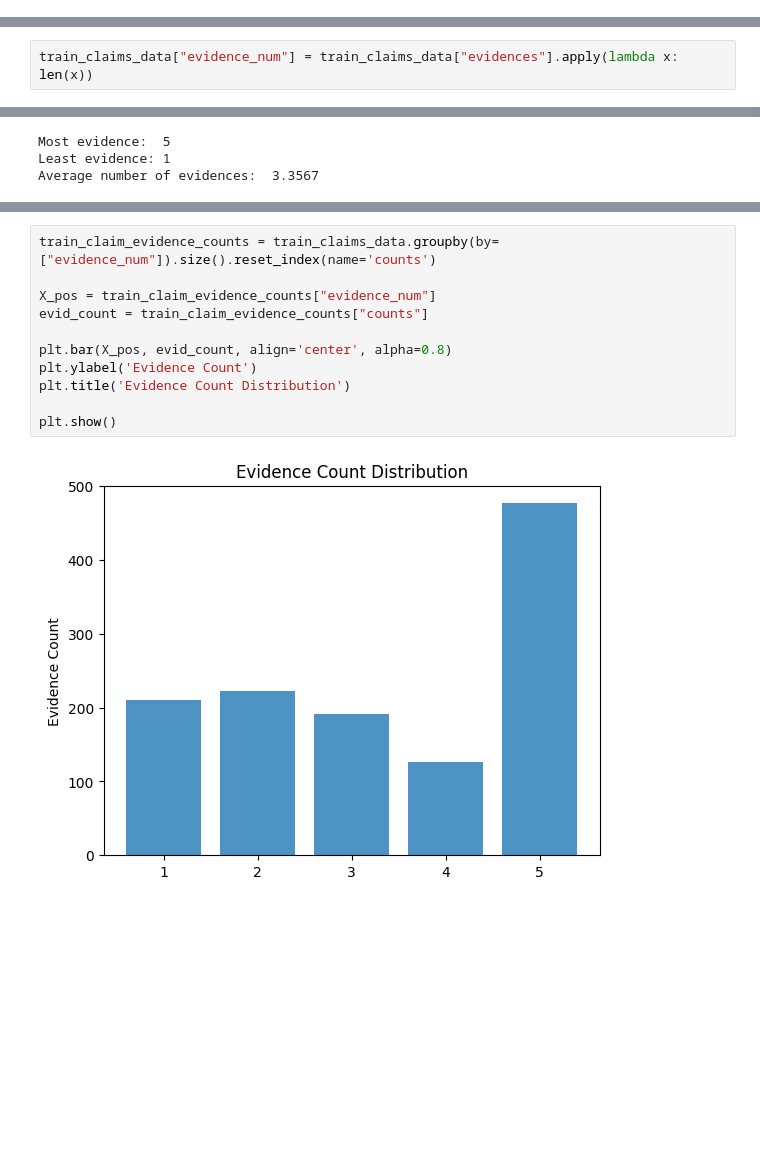
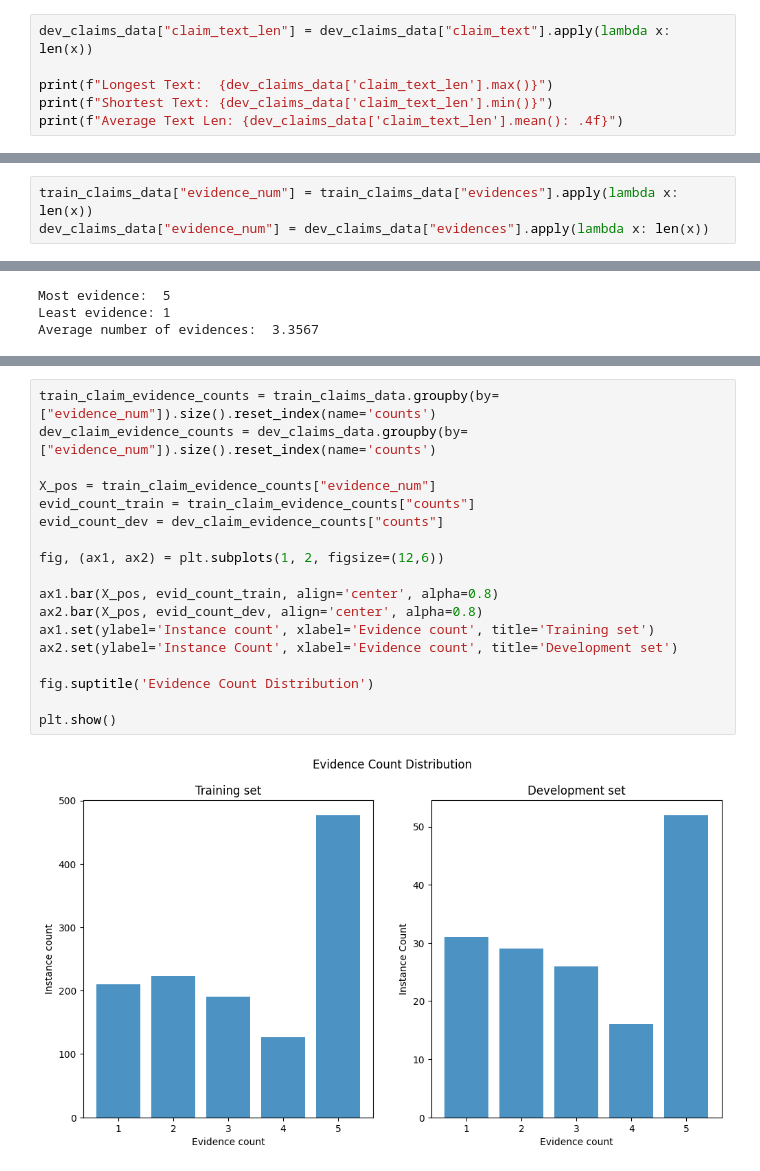
Before and after one commit to yuhsienchiang/fact-check, a Jupyter notebook: data_analysis.ipynb, the cells around one changed output, grey strips where cells are left out. Cells and saved outputs as stored; diff of their text form; blank space fills up the shorter version.

```diff
--- a/data_analysis.ipynb
+++ b/data_analysis.ipynb
@@ -82,0 +126,6 @@ Average Text Len:  122.9552
+# %%
+dev_claims_data["claim_text_len"] = dev_claims_data["claim_text"].apply(lambda x: len(x))
+
+print(f"Longest Text:  {dev_claims_data['claim_text_len'].max()}")
+print(f"Shortest Text: {dev_claims_data['claim_text_len'].min()}")
+print(f"Average Text Len: {dev_claims_data['claim_text_len'].mean(): .4f}")
@@ -97,6 +184,7 @@ plt.show()
 ### Number of Evidence
 # %%
 train_claims_data["evidence_num"] = train_claims_data["evidences"].apply(lambda x: len(x))
+dev_claims_data["evidence_num"] = dev_claims_data["evidences"].apply(lambda x: len(x))
 # %%
 print(f"Most evidence:  {train_claims_data['evidence_num'].max()}")
 print(f"Least evidence: {train_claims_data['evidence_num'].min()}")
@@ -108,13 +204,20 @@ Average number of evidences:  3.3567
 # %%
 train_claim_evidence_counts = train_claims_data.groupby(by=["evidence_num"]).size().reset_index(name='counts')
+dev_claim_evidence_counts = dev_claims_data.groupby(by=["evidence_num"]).size().reset_index(name='counts')
 
 X_pos = train_claim_evidence_counts["evidence_num"]
-evid_count = train_claim_evidence_counts["counts"]
+evid_count_train = train_claim_evidence_counts["counts"]
+evid_count_dev = dev_claim_evidence_counts["counts"]
 
-plt.bar(X_pos, evid_count, align='center', alpha=0.8)
-plt.ylabel('Evidence Count')
-plt.title('Evidence Count Distribution')
+fig, (ax1, ax2) = plt.subplots(1, 2, figsize=(12,6))
+
+ax1.bar(X_pos, evid_count_train, align='center', alpha=0.8)
+ax2.bar(X_pos, evid_count_dev, align='center', alpha=0.8)
+ax1.set(ylabel='Instance count', xlabel='Evidence count', title='Training set')
+ax2.set(ylabel='Instance Count', xlabel='Evidence count', title='Development set')
+
+fig.suptitle('Evidence Count Distribution')
 
 plt.show()
 # %% [output]
-[figure, old version]
+[figure, new version]
```
Also changed, not shown: parts of 25 cells of this notebook.
